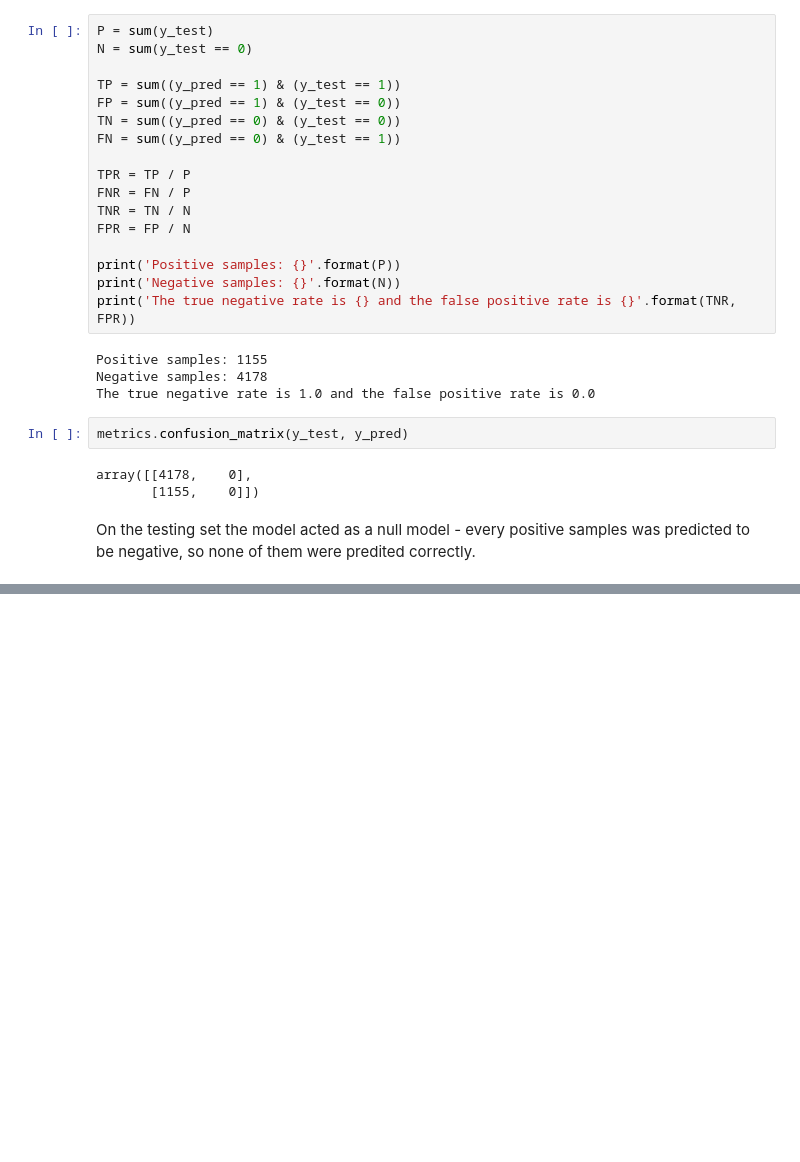
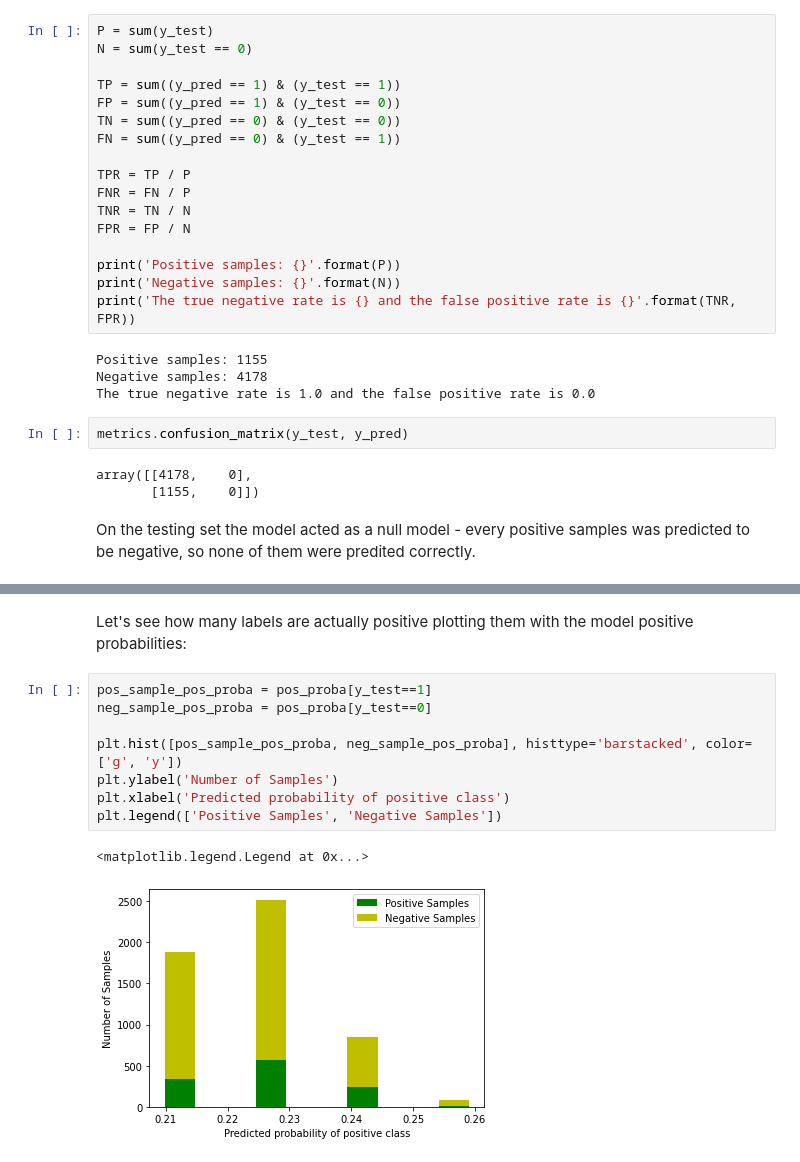
Before and after one commit to jeantardelli/data-science, a Jupyter notebook: exploring-the-response-variable-and-model-evaluation.ipynb, the cells around one changed output, grey strips where cells are left out. Saved outputs shown, nothing was run; the diff lists cells and outputs as text; blank space fills up the shorter version.

```diff
--- a/exploring-the-response-variable-and-model-evaluation.ipynb
+++ b/exploring-the-response-variable-and-model-evaluation.ipynb
@@ -251,0 +303,13 @@ On the testing set the model acted as a null model - every positive samples was
+# %% [markdown]
+Let's see how many labels are actually positive plotting them with the model positive probabilities:
+# %%
+pos_sample_pos_proba = pos_proba[y_test==1]
+neg_sample_pos_proba = pos_proba[y_test==0]
+
+plt.hist([pos_sample_pos_proba, neg_sample_pos_proba], histtype='barstacked', color=['g', 'y'])
+plt.ylabel('Number of Samples')
+plt.xlabel('Predicted probability of positive class')
+plt.legend(['Positive Samples', 'Negative Samples'])
+# %% [output]
+<matplotlib.legend.Legend at 0x...>
+[figure, added]
```
Also changed, not shown: parts of 14 cells of this notebook.
